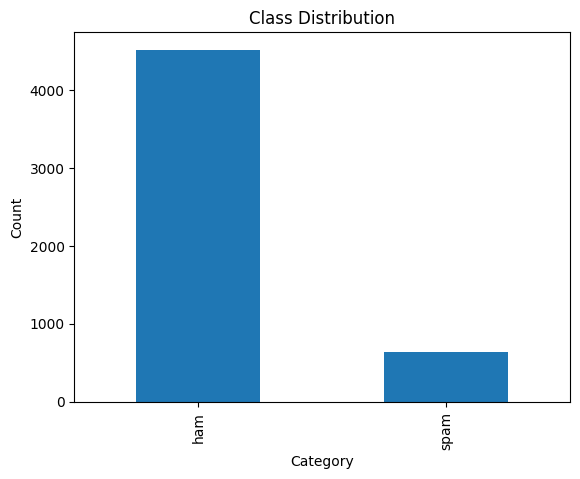
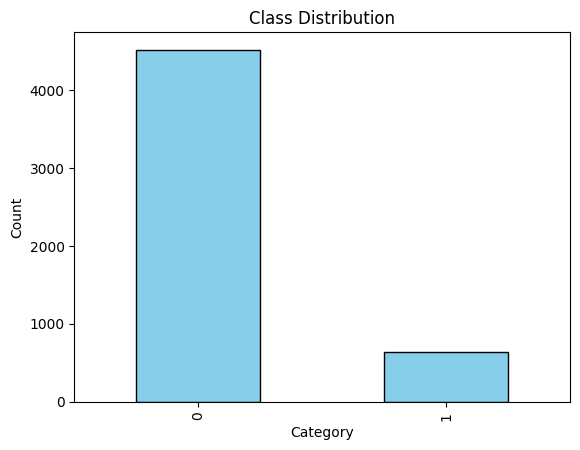
The change to this notebook cell's code, shown as a diff; its figure went from the first image to the second:
--- before
+++ after
@@ -1,3 +1,3 @@
-mail_data["Category"].value_counts().plot(kind="bar")
+mail_data["Category"].value_counts().plot(kind="bar",color="skyblue",edgecolor="black")
 plt.ylabel("Count")
 plt.title("Class Distribution")

Commit: feat: model saved as pkl